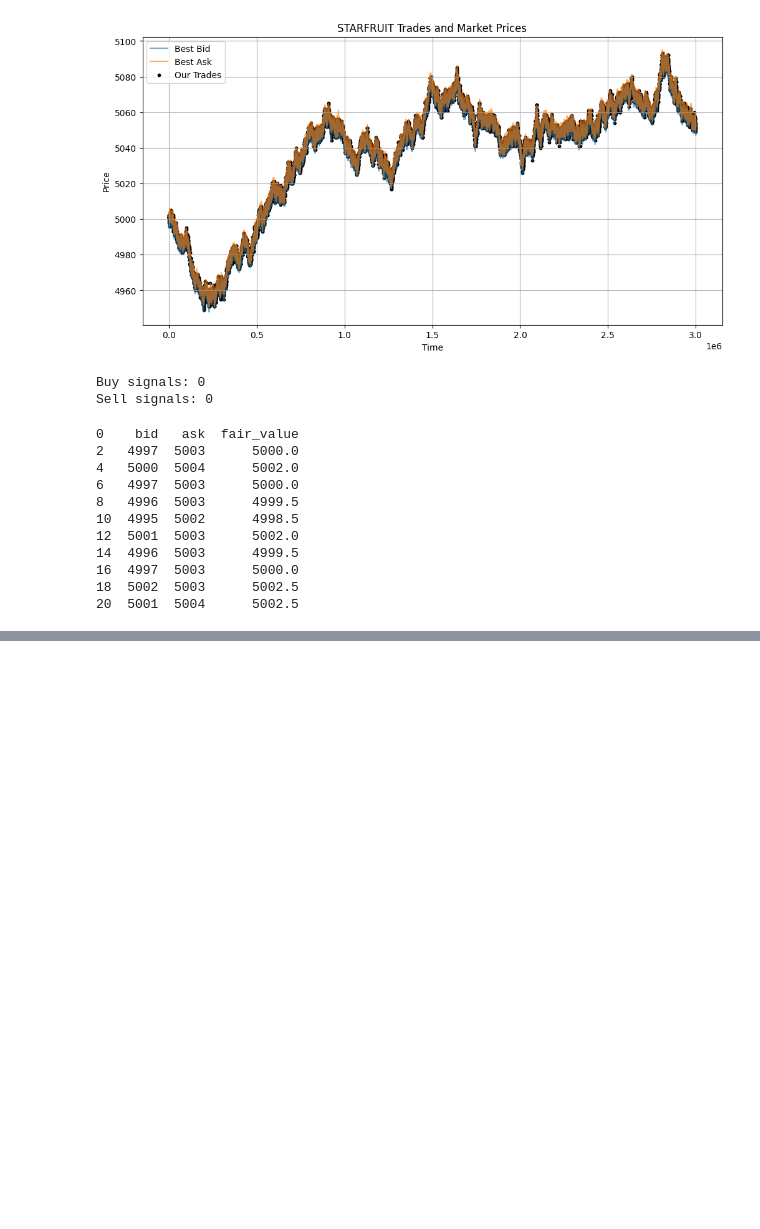
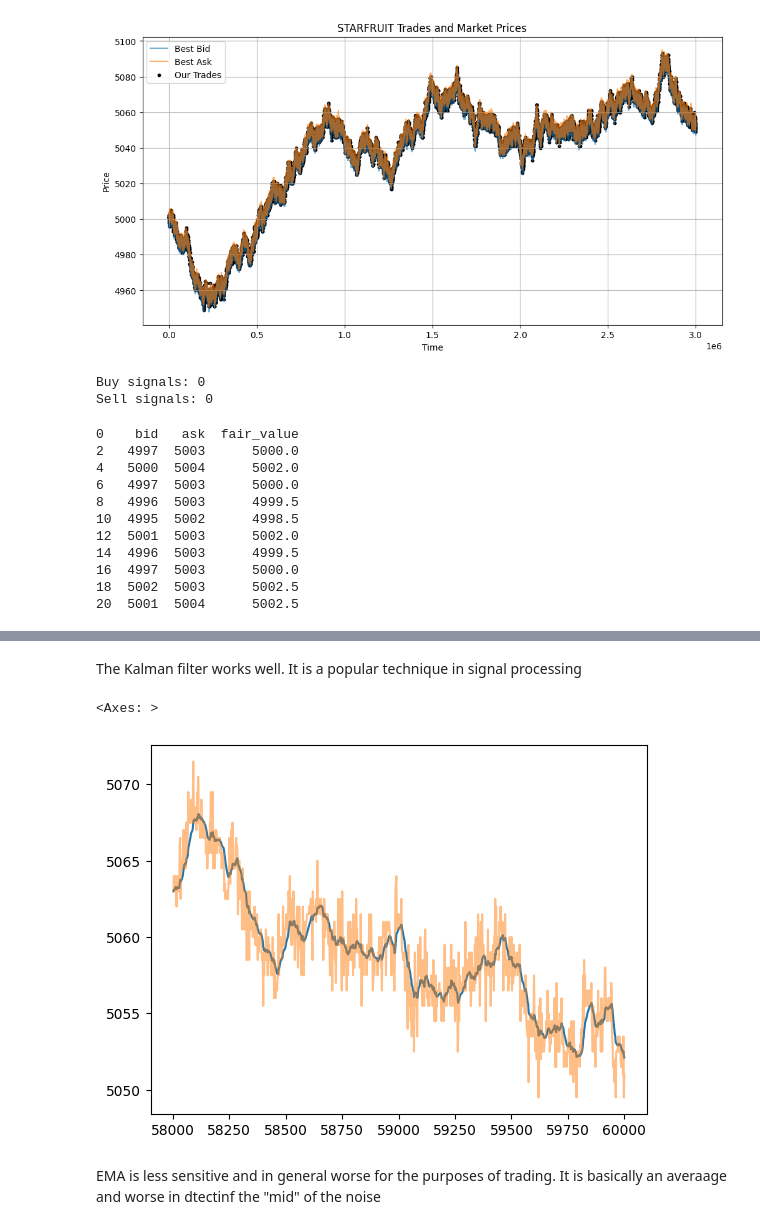
Before and after one commit to antek0308/IMC_strategy_prep, a Jupyter notebook: Round_1.ipynb, the cells around one changed output, grey strips where cells are left out. Drawn from its saved outputs; the diff is of its cells as text; code cells hidden in the pictures; blank space fills up the shorter version.

```diff
--- a/Round_1.ipynb
+++ b/Round_1.ipynb
@@ -45 +19,4 @@ def wrangle_backtest(log_lines):
+# %%
+with open("data/round1.log", "r", encoding="utf-8") as f:
+    content = f.readlines()
 # %%
@@ -167,0 +133,13 @@ Although the strategy is straightforward, it allowed us to understand how market
+# %% [markdown]
+The Kalman filter works well. It is a popular technique in signal processing
+# %%
+def ema(close, period=20):
+    return close.ewm(span=period, adjust=False).mean()
+# %%
+ema(mids[-1000:]).plot()
+mids[-1000:].plot(alpha = 0.5)
+# %% [output]
+<Axes: >
+[figure, added]
+# %% [markdown]
+EMA is less sensitive and in general worse for the purposes of trading. It is basically an averaage and worse in dtectinf the "mid" of the noise
```
Also changed, not shown: parts of 22 cells of this notebook.
